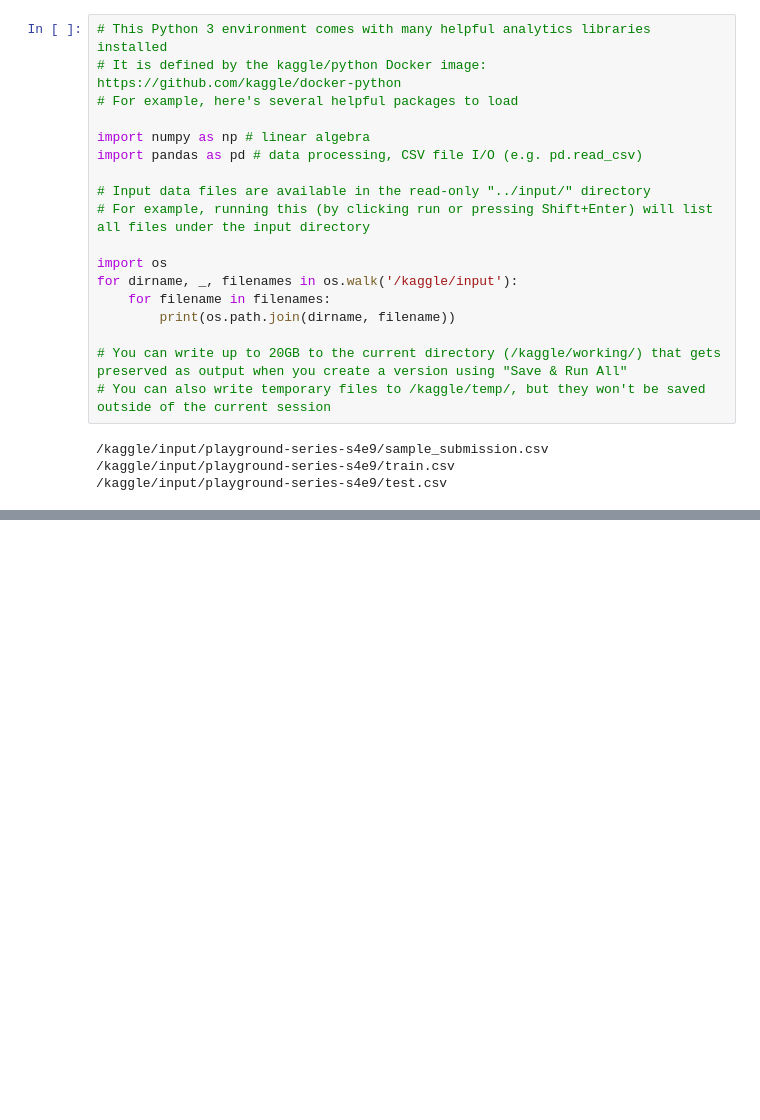
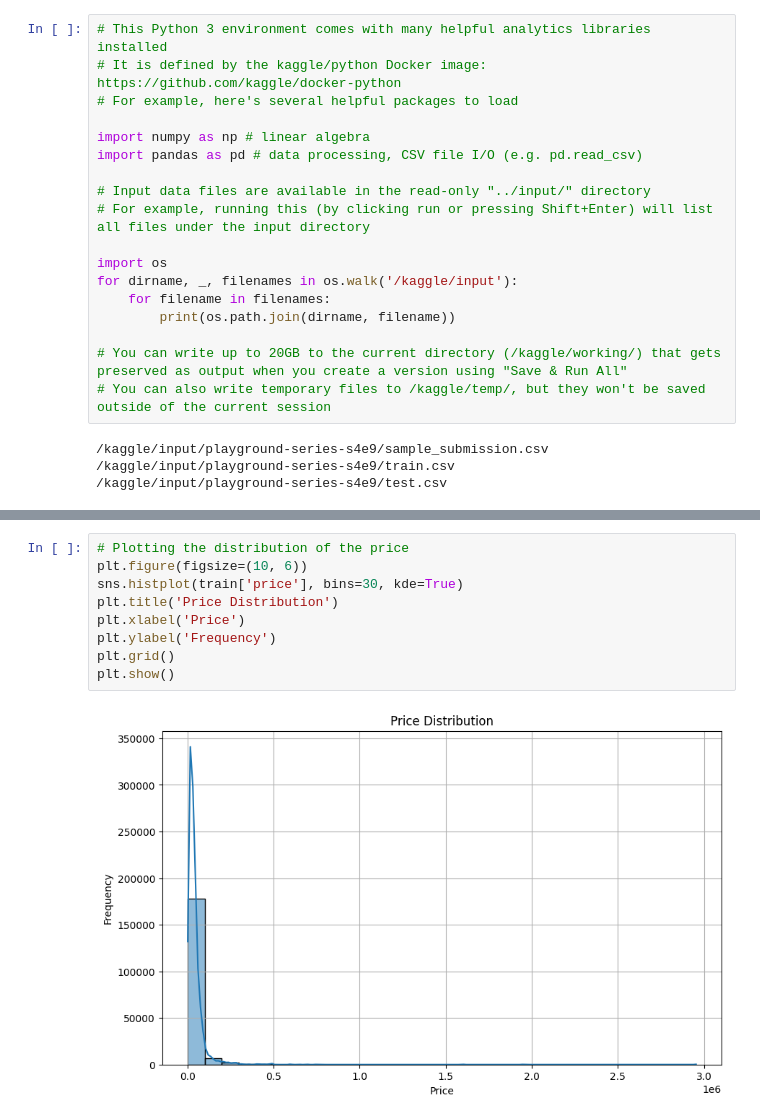
Before and after one commit to mehranommani/commons-math, a Jupyter notebook: car-price.ipynb, the cells around one changed output, grey strips where cells are left out. Saved outputs shown, nothing was run; the diff lists cells and outputs as text; blank space fills up the shorter version.

```diff
--- a/car-price.ipynb
+++ b/car-price.ipynb
@@ -77,0 +63,11 @@ memory usage: 18.7+ MB
+# %%
+# Plotting the distribution of the price
+plt.figure(figsize=(10, 6))
+sns.histplot(train['price'], bins=30, kde=True)
+plt.title('Price Distribution')
+plt.xlabel('Price')
+plt.ylabel('Frequency')
+plt.grid()
+plt.show()
+# %% [output]
+[figure, added]
```
Also changed, not shown: parts of 24 cells of this notebook.
